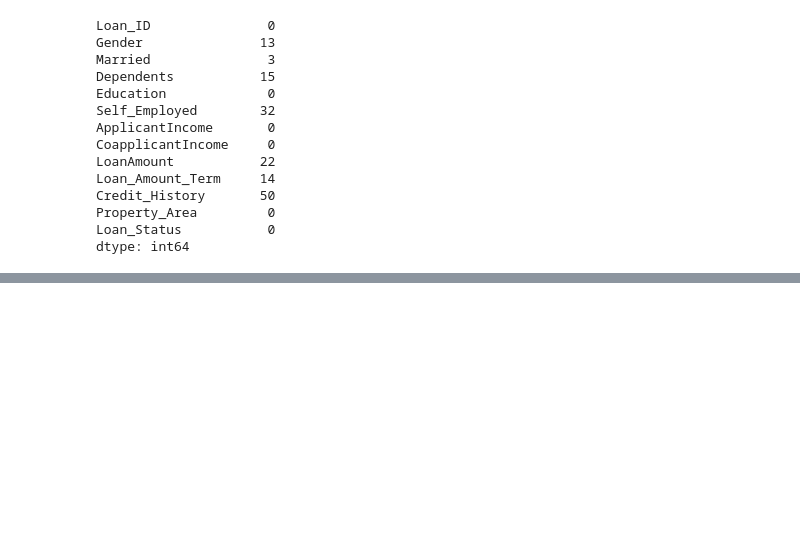
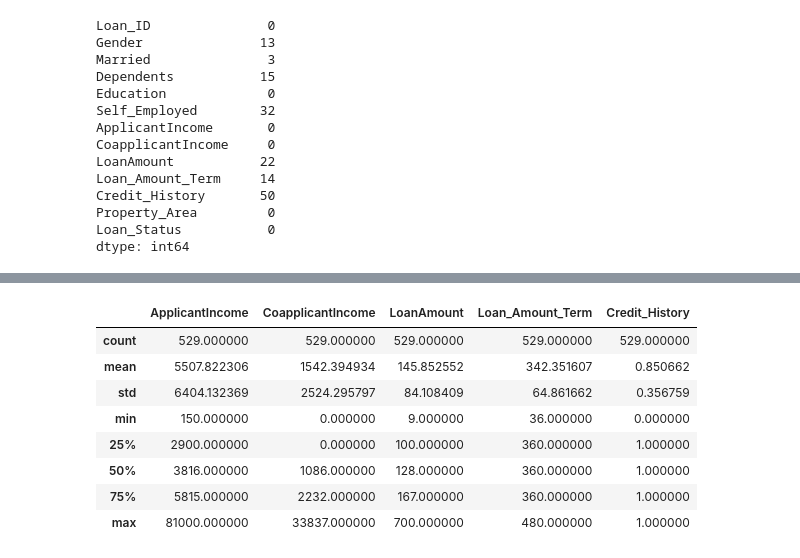
Before and after one commit to bwagle2021/ECS171-Loan-Prediction-Project, a Jupyter notebook: Project.ipynb, the cells around one changed output, grey strips where cells are left out. Saved outputs shown, nothing was run; the diff lists cells and outputs as text; code cells hidden in the pictures; blank space fills up the shorter version.

```diff
--- a/Project.ipynb
+++ b/Project.ipynb
@@ -169,0 +163,12 @@ sb.catplot(x="Dependents", y="LoanAmount", data=train2)
+# %%
+training_numerical.describe()
+# %% [output]
+|  | ApplicantIncome | CoapplicantIncome | LoanAmount | Loan_Amount_Term | Credit_History |
+| count | 529.000000 | 529.000000 | 529.000000 | 529.000000 | 529.000000 |
+| mean | 5507.822306 | 1542.394934 | 145.852552 | 342.351607 | 0.850662 |
+| std | 6404.132369 | 2524.295797 | 84.108409 | 64.861662 | 0.356759 |
+| min | 150.000000 | 0.000000 | 9.000000 | 36.000000 | 0.000000 |
+| 25% | 2900.000000 | 0.000000 | 100.000000 | 360.000000 | 1.000000 |
+| 50% | 3816.000000 | 1086.000000 | 128.000000 | 360.000000 | 1.000000 |
+| 75% | 5815.000000 | 2232.000000 | 167.000000 | 360.000000 | 1.000000 |
+| max | 81000.000000 | 33837.000000 | 700.000000 | 480.000000 | 1.000000 |
```
Also changed, not shown: parts of 24 cells of this notebook.
